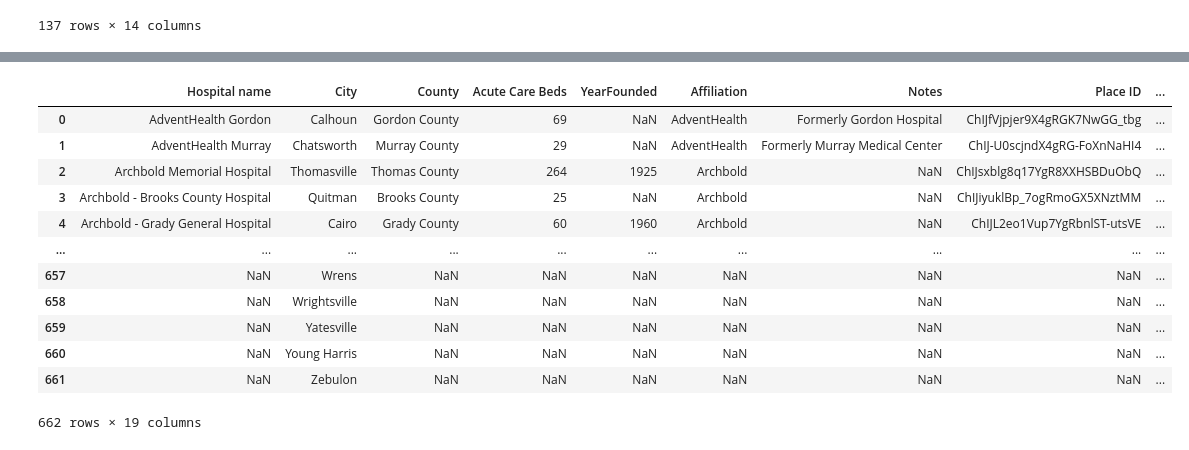
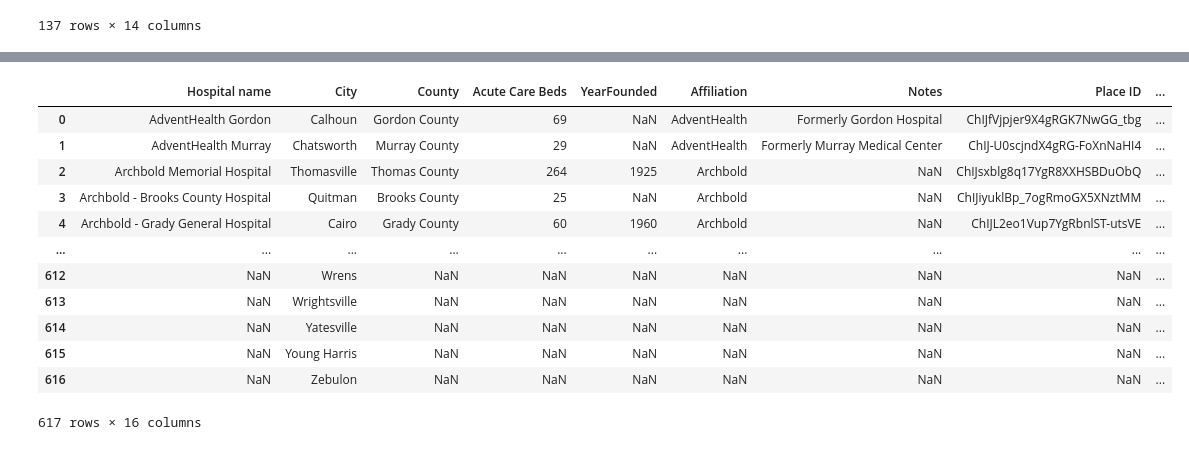
Before and after one commit to jtilenis/Data_Scavengers, a Jupyter notebook: hospital_api.ipynb, the cells around one changed output, grey strips where cells are left out. Saved outputs shown, nothing was run; the diff lists cells and outputs as text; code cells hidden in the pictures.

```diff
--- a/hospital_api.ipynb
+++ b/hospital_api.ipynb
@@ -473,6 +377,0 @@ census_data = pd.read_csv("Census_data_v2.csv")
-# %%
-#Cleaning data
-census_data = census_data.replace(to_replace='city',value="",regex=True)
-census_data = census_data.replace(to_replace='town',value="",regex=True)
-census_data = census_data.replace(to_replace='CDP',value="",regex=True)
-census_data = census_data.replace(to_replace='unified government',value="",regex=True)
@@ -524,0 +378,4 @@ census_group
+# %%
+#Strip out bad data
+census_data = census_data.loc[(census_data['Median Income'] > 0)]
+census_data
@@ -524,0 +396,3 @@ census_group
+# %%
+census_data['City'] = census_data['City'].str.strip()
+census_data
@@ -524,0 +413,7 @@ census_group
+# %%
+census_group = census_data.groupby(["City"]).agg({'Median Income':'mean', 'Population' : 'sum'})
+
+census = pd.DataFrame(census_group)
+census
+
+#df=df.groupby('Name').agg({'Missed':'sum', 'Credit':'sum','Grade':'mean'}).rename(columns=d)
@@ -549,19 +509,19 @@ hospital_fix
 # %%
-#still not having luck merging, even with the trailing whitespaces removed...
-city_merge = pd.merge(hospital, census_group, how = 'outer', on = 'City')
+#merging hospital and census data
+city_merge = pd.merge(hospital, census, how = 'outer', on = 'City')
 city_merge
 # %% [output]
 |  | Hospital name | City | County | Acute Care Beds | YearFounded | Affiliation | Notes | Place ID | ... |
 | 0 | AdventHealth Gordon | Calhoun | Gordon County | 69 | NaN | AdventHealth | Formerly Gordon Hospital | ChIJfVjpjer9X4gRGK7NwGG_tbg | ... |
 | 1 | AdventHealth Murray | Chatsworth | Murray County | 29 | NaN | AdventHealth | Formerly Murray Medical Center | ChIJ-U0scjndX4gRG-FoXnNaHI4 | ... |
 | 2 | Archbold Memorial Hospital | Thomasville | Thomas County | 264 | 1925 | Archbold | NaN | ChIJsxblg8q17YgR8XXHSBDuObQ | ... |
 | 3 | Archbold - Brooks County Hospital | Quitman | Brooks County | 25 | NaN | Archbold | NaN | ChIJiyuklBp_7ogRmoGX5XNztMM | ... |
 | 4 | Archbold - Grady General Hospital | Cairo | Grady County | 60 | 1960 | Archbold | NaN | ChIJL2eo1Vup7YgRbnlST-utsVE | ... |
 | ... | ... | ... | ... | ... | ... | ... | ... | ... | ... |
-| 657 | NaN | Wrens | NaN | NaN | NaN | NaN | NaN | NaN | ... |
-| 658 | NaN | Wrightsville | NaN | NaN | NaN | NaN | NaN | NaN | ... |
-| 659 | NaN | Yatesville | NaN | NaN | NaN | NaN | NaN | NaN | ... |
-| 660 | NaN | Young Harris | NaN | NaN | NaN | NaN | NaN | NaN | ... |
-| 661 | NaN | Zebulon | NaN | NaN | NaN | NaN | NaN | NaN | ... |
+| 612 | NaN | Wrens | NaN | NaN | NaN | NaN | NaN | NaN | ... |
+| 613 | NaN | Wrightsville | NaN | NaN | NaN | NaN | NaN | NaN | ... |
+| 614 | NaN | Yatesville | NaN | NaN | NaN | NaN | NaN | NaN | ... |
+| 615 | NaN | Young Harris | NaN | NaN | NaN | NaN | NaN | NaN | ... |
+| 616 | NaN | Zebulon | NaN | NaN | NaN | NaN | NaN | NaN | ... |
-662 rows × 19 columns
+617 rows × 16 columns
 # %%
```
Also changed, not shown: parts of 52 cells of this notebook, 5 other files.
